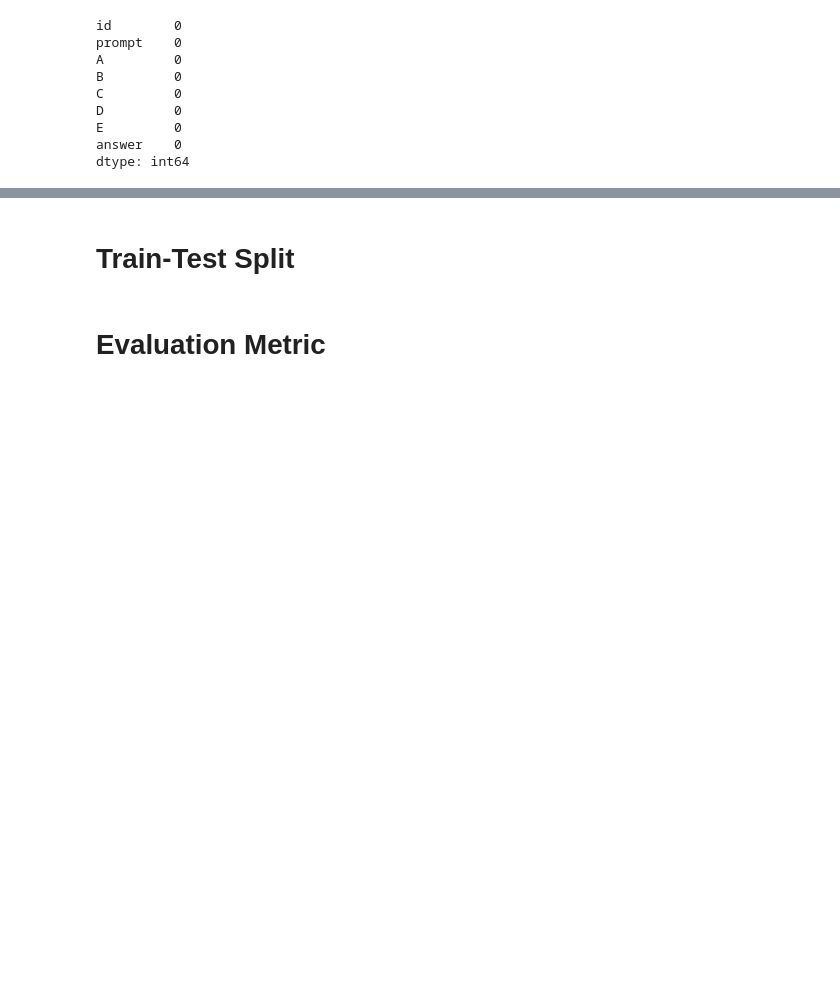
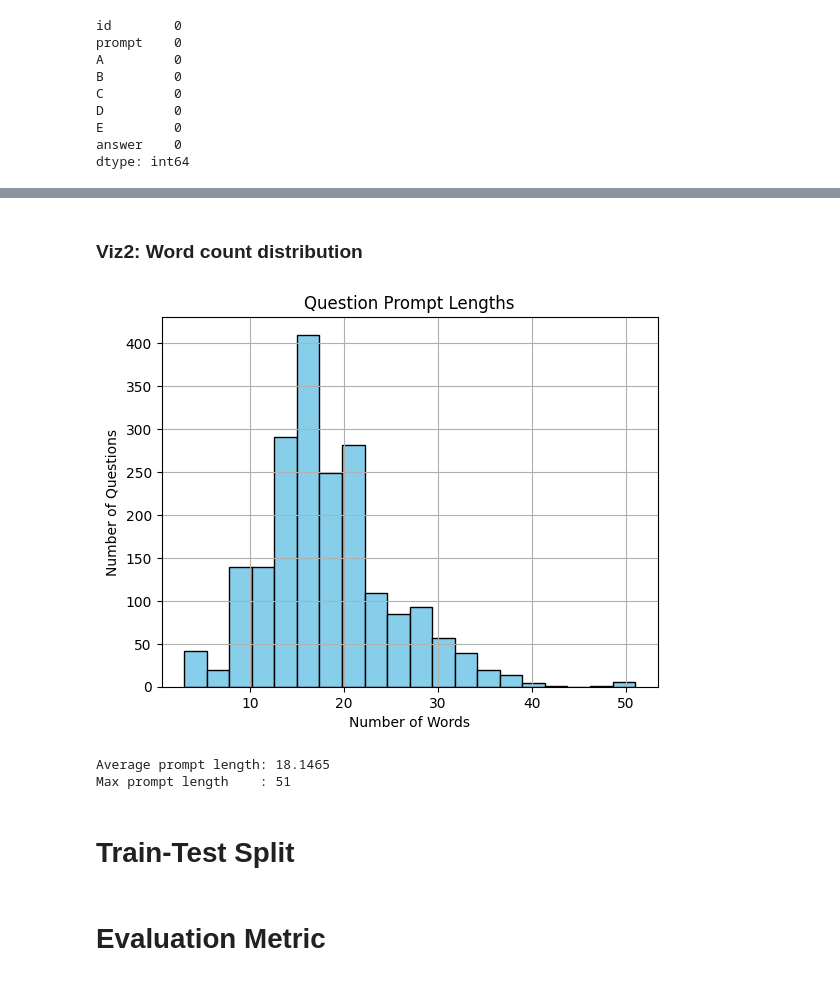
Before and after one commit to pranay-aggarwal/Smart-MCQ-Solver, a Jupyter notebook: kaggle_notebook.ipynb, the cells around one changed output, grey strips where cells are left out. Saved outputs shown, nothing was run; the diff lists cells and outputs as text; code cells hidden in the pictures; blank space fills up the shorter version.

```diff
--- a/kaggle_notebook.ipynb
+++ b/kaggle_notebook.ipynb
@@ -120,3 +125,23 @@ dtype: int64
+# %% [markdown]
+
+### Viz2: Word count distribution
+# %%
+train_viz = train_df.copy()
+
+train_viz["prompt_words"] = train_viz["prompt"].str.split().str.len()
+
+train_viz["prompt_words"].hist(bins=20, color="skyblue", edgecolor="black")
+plt.title("Question Prompt Lengths")
+plt.xlabel("Number of Words")
+plt.ylabel("Number of Questions")
+plt.show()
+
+print("Average prompt length:", train_viz["prompt_words"].mean())
+print("Max prompt length    :", train_viz["prompt_words"].max())
+# %% [output]
+[figure, added]
+Average prompt length: 18.1465
+Max prompt length    : 51
 # %% [markdown]
 # Train-Test Split
 # %%
```
Also changed, not shown: parts of 7 cells of this notebook.
